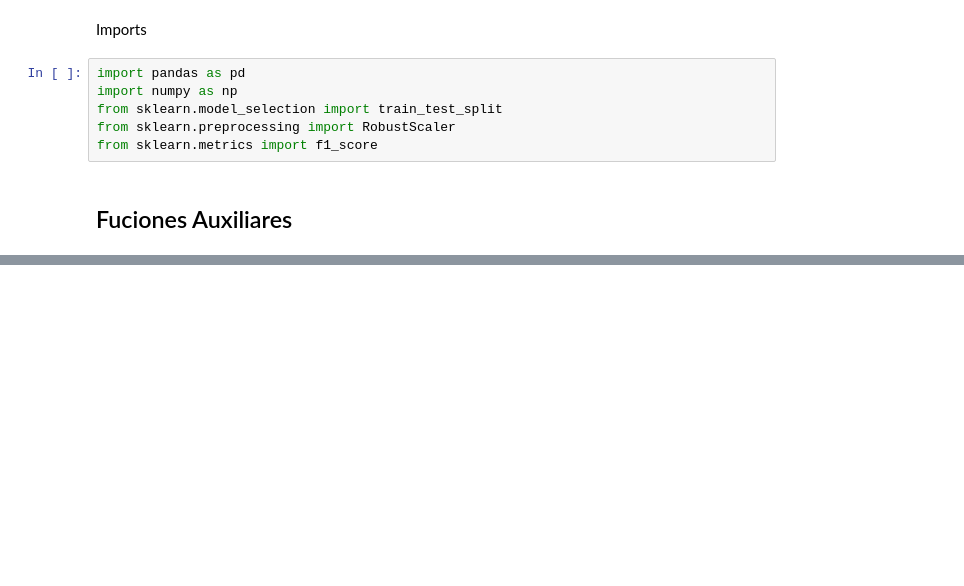
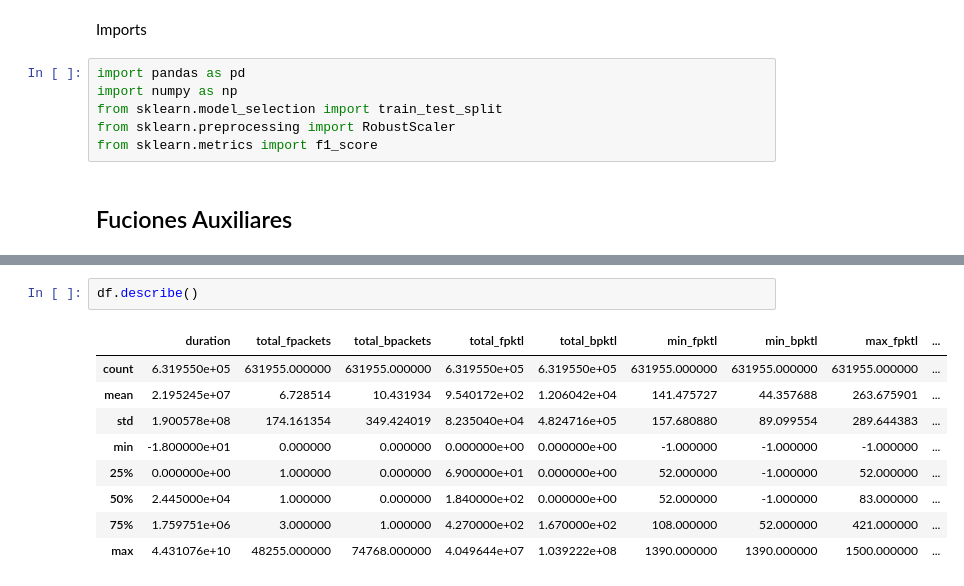
Before and after one commit to wuil2004/PLyF_2, a Jupyter notebook: Random_Forest.ipynb, the cells around one changed output, grey strips where cells are left out. Cells and saved outputs as stored; diff of their text form; blank space fills up the shorter version.

```diff
--- a/Random_Forest.ipynb
+++ b/Random_Forest.ipynb
@@ -50,0 +90,12 @@ from sklearn.metrics import f1_score
+# %%
+df.describe()
+# %% [output]
+|  | duration | total_fpackets | total_bpackets | total_fpktl | total_bpktl | min_fpktl | min_bpktl | max_fpktl | ... |
+| count | 6.319550e+05 | 631955.000000 | 631955.000000 | 6.319550e+05 | 6.319550e+05 | 631955.000000 | 631955.000000 | 631955.000000 | ... |
+| mean | 2.195245e+07 | 6.728514 | 10.431934 | 9.540172e+02 | 1.206042e+04 | 141.475727 | 44.357688 | 263.675901 | ... |
+| std | 1.900578e+08 | 174.161354 | 349.424019 | 8.235040e+04 | 4.824716e+05 | 157.680880 | 89.099554 | 289.644383 | ... |
+| min | -1.800000e+01 | 0.000000 | 0.000000 | 0.000000e+00 | 0.000000e+00 | -1.000000 | -1.000000 | -1.000000 | ... |
+| 25% | 0.000000e+00 | 1.000000 | 0.000000 | 6.900000e+01 | 0.000000e+00 | 52.000000 | -1.000000 | 52.000000 | ... |
+| 50% | 2.445000e+04 | 1.000000 | 0.000000 | 1.840000e+02 | 0.000000e+00 | 52.000000 | -1.000000 | 83.000000 | ... |
+| 75% | 1.759751e+06 | 3.000000 | 1.000000 | 4.270000e+02 | 1.670000e+02 | 108.000000 | 52.000000 | 421.000000 | ... |
+| max | 4.431076e+10 | 48255.000000 | 74768.000000 | 4.049644e+07 | 1.039222e+08 | 1390.000000 | 1390.000000 | 1500.000000 | ... |
```
Also changed, not shown: parts of 21 cells of this notebook.
